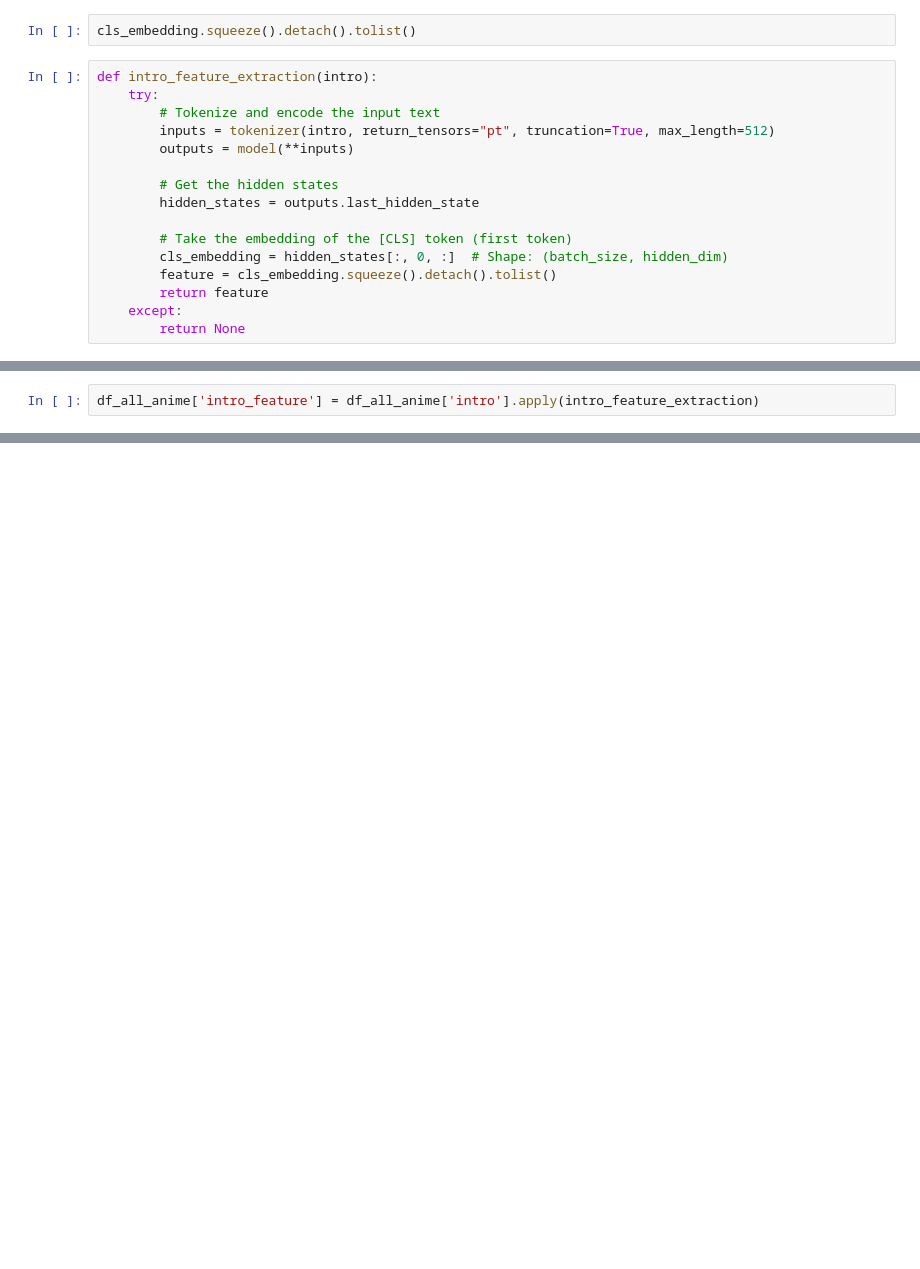
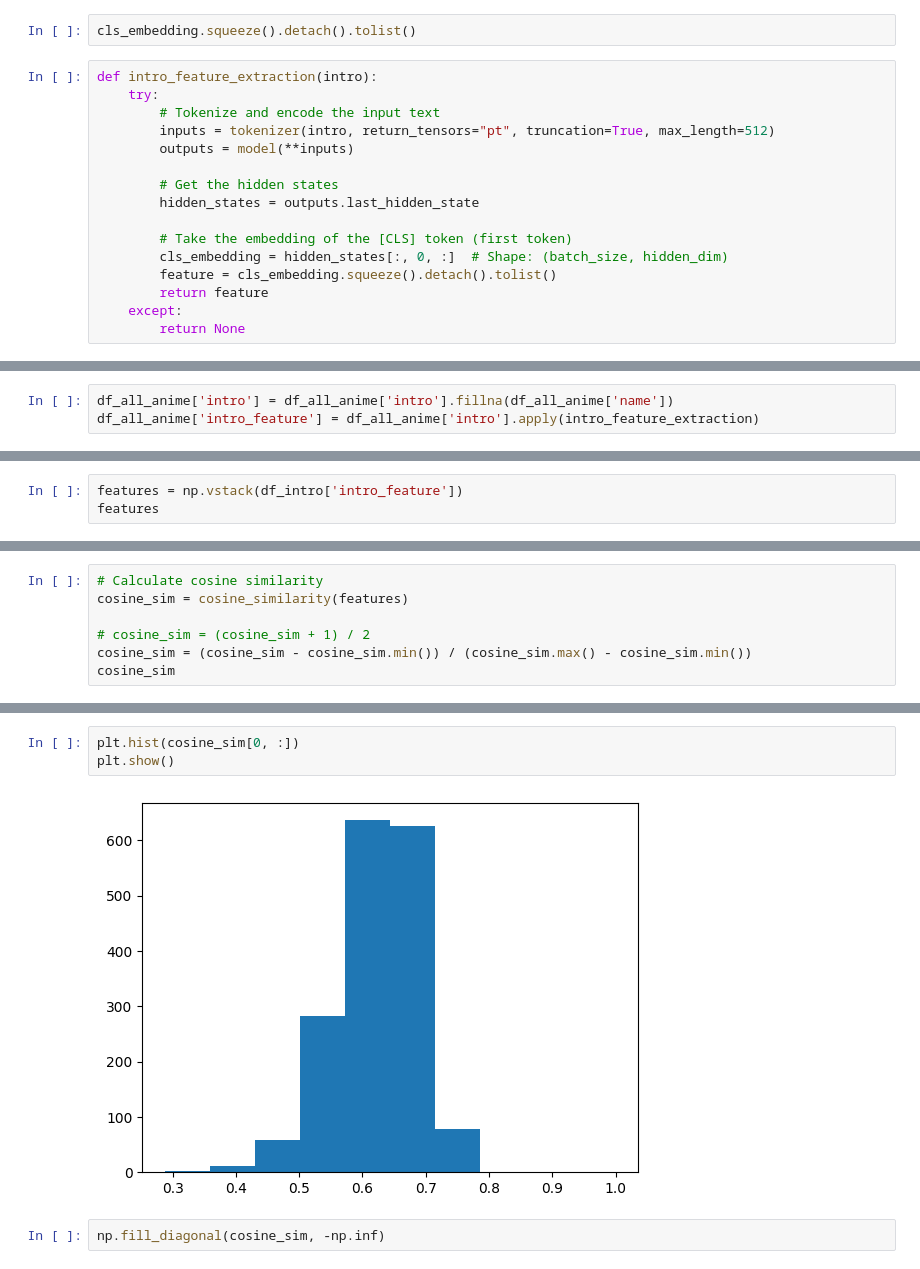
Before and after one commit to edward19978695/baha-anime-analysis, a Jupyter notebook: dev/intro_nlp.ipynb, the cells around one changed output, grey strips where cells are left out. Saved outputs shown, nothing was run; the diff lists cells and outputs as text; blank space fills up the shorter version.

Commit message:
compute type and intro similarity scores

```diff
--- a/dev/intro_nlp.ipynb
+++ b/dev/intro_nlp.ipynb
@@ -83,6 +83,7 @@ df_all_anime.head()
 | 3 | 香格里拉・開拓異境～糞作獵手挑戰神作～ 第二季 | https://p2.bahamut.com.tw/B/ACG/c... | 848000.0 | 5 | 169600.0 | https://ani.gamer.com.tw/animeRef... | 5.0 | 6808.0 | 0.008028 | ... |
 | 4 | 魔王 2099 | https://p2.bahamut.com.tw/B/ACG/c... | 412000.0 | 5 | 82400.0 | https://ani.gamer.com.tw/animeRef... | 4.9 | 3793.0 | 0.009206 | ... |
 # %%
+df_all_anime['intro'] = df_all_anime['intro'].fillna(df_all_anime['name'])
 df_all_anime['intro_feature'] = df_all_anime['intro'].apply(intro_feature_extraction)
 # %%
 df_all_anime.head()
@@ -103,3 +104,6 @@ df_intro.head()
 | 2 | 平凡職業造就世界最強 第三季 | 南雲始一行人打敗了神之使徒「諾因」，並順利擊退侵略王都的魔人族。在... | [0.42784765362739563, 0.847514092... |
 | 3 | 香格里拉・開拓異境～糞作獵手挑戰神作～ 第二季 | 「你是為了什麼而玩遊戲的？」\r如果世界上的遊戲有100款神作，那... | [0.7400757670402527, 0.7505607604... |
 | 4 | 魔王 2099 | 這裡是統合曆2099年──新宿市。在被滅亡的500年後，傳說中的魔... | [-0.15343107283115387, 0.69357222... |
+# %%
+features = np.vstack(df_intro['intro_feature'])
+features
@@ -105,0 +124,7 @@ df_intro.head()
+# %%
+# Calculate cosine similarity
+cosine_sim = cosine_similarity(features)
+
+# cosine_sim = (cosine_sim + 1) / 2
+cosine_sim = (cosine_sim - cosine_sim.min()) / (cosine_sim.max() - cosine_sim.min())
+cosine_sim
@@ -105,0 +145,7 @@ df_intro.head()
+# %%
+plt.hist(cosine_sim[0, :])
+plt.show()
+# %% [output]
+[figure, added]
+# %%
+np.fill_diagonal(cosine_sim, -np.inf)
```
Also changed, not shown: parts of 21 cells of this notebook, 3 other files.
